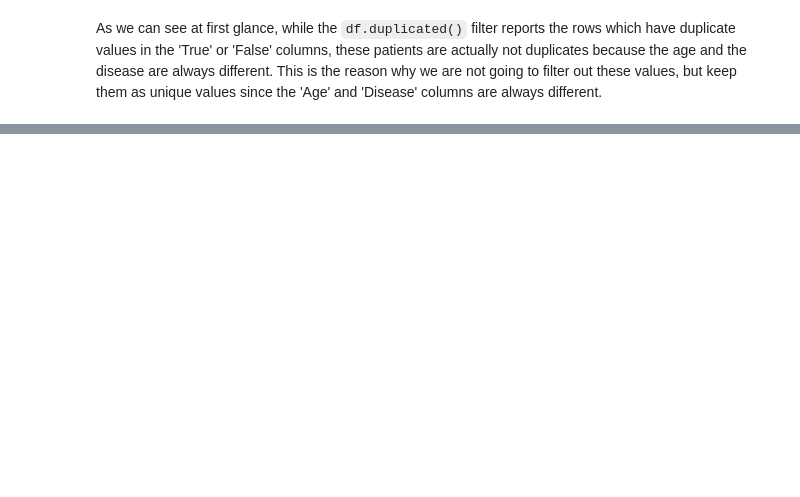
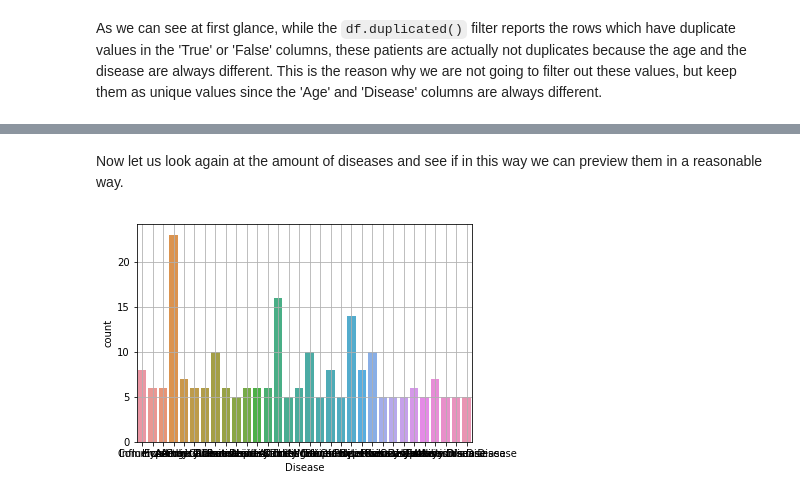
Before and after one commit to MNLKuzmin/Symptoms, a Jupyter notebook: Symptoms Project.ipynb, the cells around one changed output, grey strips where cells are left out. Cells and saved outputs as stored; diff of their text form; code cells hidden in the pictures; blank space fills up the shorter version.

Commit message:
filter by disease

```diff
--- a/Symptoms Project.ipynb
+++ b/Symptoms Project.ipynb
@@ -105,0 +143,5 @@ We will plot now each one of the columns to get a sense of the distribution of t
+# %%
+count_freq = dict(df['Disease'].value_counts())
+# %%
+df['count_freq'] = df['Disease']
+df['count_freq'] = df['count_freq'].map(count_freq)
@@ -105,0 +190,3 @@ We will plot now each one of the columns to get a sense of the distribution of t
+# %%
+df=df[df.count_freq>4]
+df
@@ -105,0 +207,8 @@ We will plot now each one of the columns to get a sense of the distribution of t
+# %% [markdown]
+Now let us look again at the amount of diseases and see if in this way we can preview them in a reasonable way.
+# %%
+sns.countplot(df['Disease'])
+plt.grid()
+plt.show()
+# %% [output]
+[figure, added]
```
Also changed, not shown: parts of 14 cells of this notebook.
